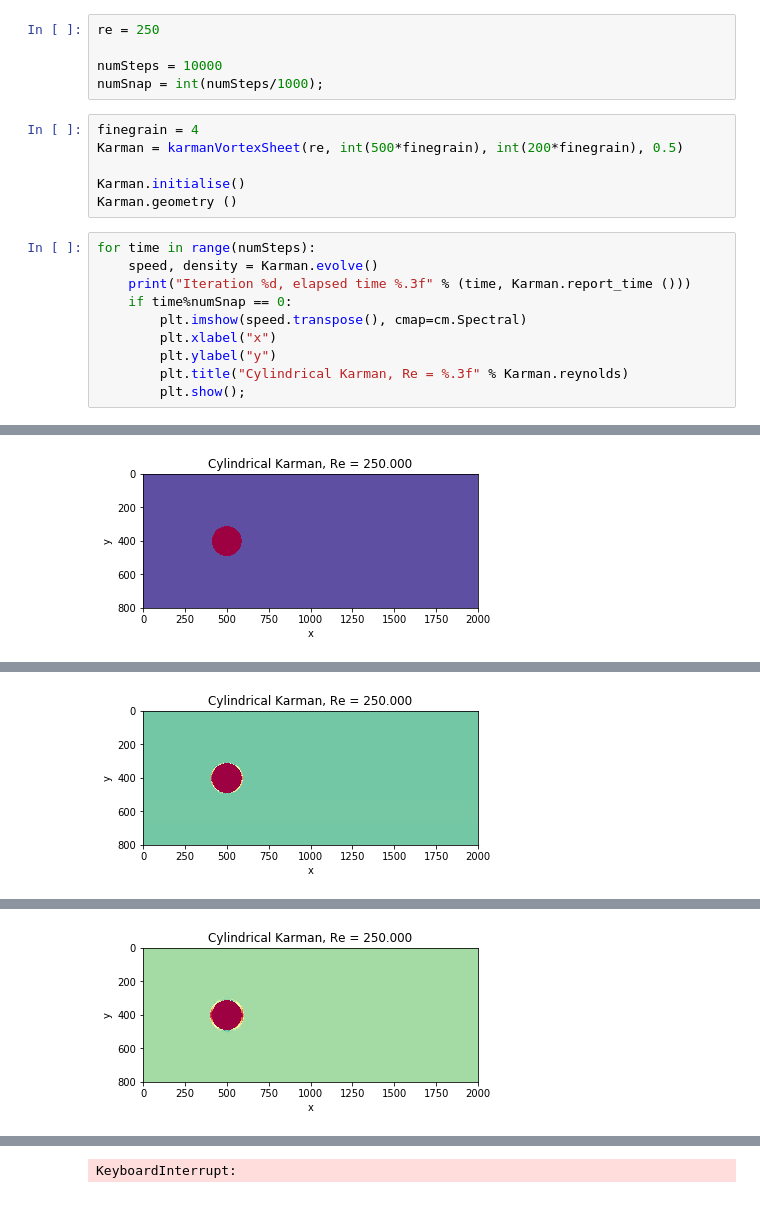
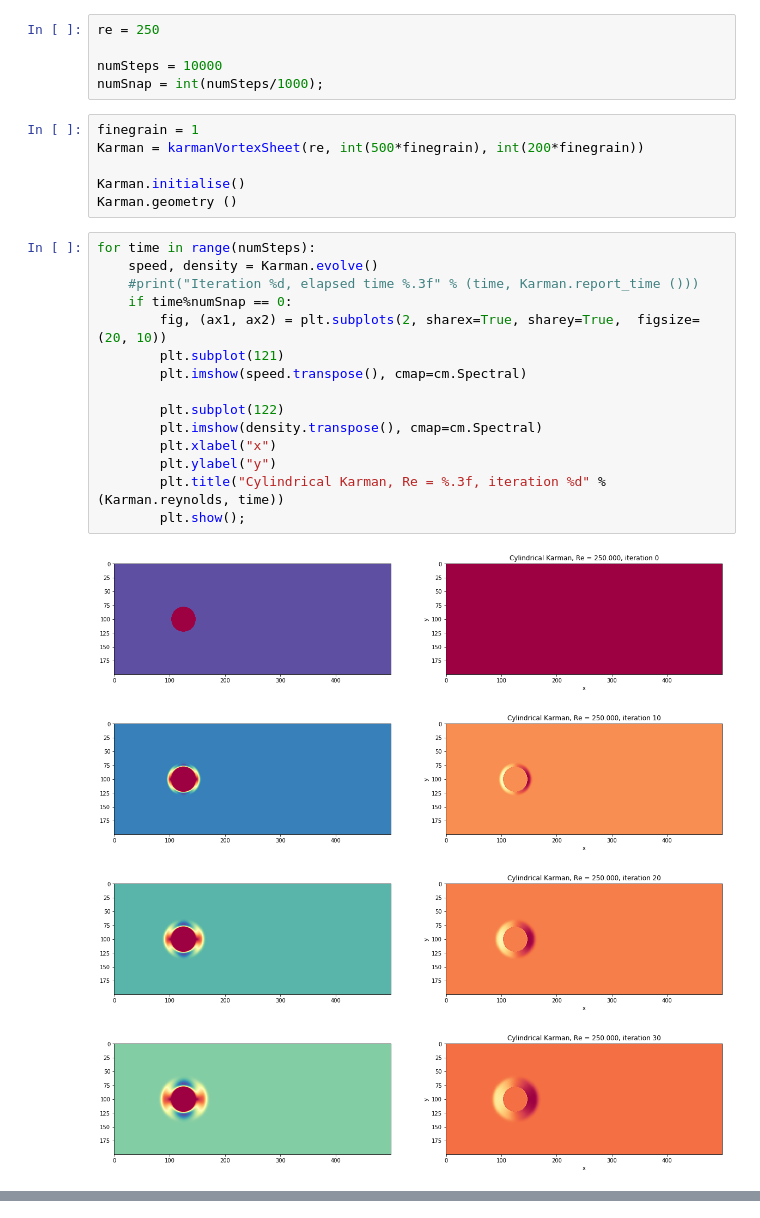
Before and after one commit to daimonie/LatticeBoltzmannD2Q9, a Jupyter notebook: cfd_karman.py.ipynb, the cells around one changed output, grey strips where cells are left out. Saved outputs shown, nothing was run; the diff lists cells and outputs as text.

Commit message:
Not much has changed. Now on 4spaces standard, added a plot, trying to check versus Joost Karman because it's clearly not reproducing the same results.

```diff
--- a/cfd_karman.py.ipynb
+++ b/cfd_karman.py.ipynb
@@ -9,19 +10,28 @@ re = 250
 numSteps = 10000
 numSnap = int(numSteps/1000);
 # %%
-finegrain = 4
-Karman = karmanVortexSheet(re, int(500*finegrain), int(200*finegrain), 0.5)
+finegrain = 1
+Karman = karmanVortexSheet(re, int(500*finegrain), int(200*finegrain))
 
 Karman.initialise()
 Karman.geometry ()
 # %%
 for time in range(numSteps):
     speed, density = Karman.evolve()
-    print("Iteration %d, elapsed time %.3f" % (time, Karman.report_time ()))
+    #print("Iteration %d, elapsed time %.3f" % (time, Karman.report_time ()))
     if time%numSnap == 0:
+        fig, (ax1, ax2) = plt.subplots(2, sharex=True, sharey=True,  figsize=(20, 10))
+        plt.subplot(121)
         plt.imshow(speed.transpose(), cmap=cm.Spectral)
+
+        plt.subplot(122)
+        plt.imshow(density.transpose(), cmap=cm.Spectral)
         plt.xlabel("x")
         plt.ylabel("y")
-        plt.title("Cylindrical Karman, Re = %.3f" % Karman.reynolds)
+        plt.title("Cylindrical Karman, Re = %.3f, iteration %d" % (Karman.reynolds, time))
         plt.show();
 # %% [output]
+[figure, new version]
+[figure, new version]
+[figure, new version]
+[figure, new version]
@@ -29 +46,0 @@ Iteration 0, elapsed time 2.150
-[figure, old version]
@@ -40 +46,0 @@ Iteration 10, elapsed time 14.841
-[figure, old version]
@@ -51 +46,0 @@ Iteration 20, elapsed time 28.612
-[figure, old version]
@@ -86 +46,0 @@ Iteration 51, elapsed time 70.616
-KeyboardInterrupt:
```
Also changed, not shown: parts of 2 cells of this notebook, 4 other files.
